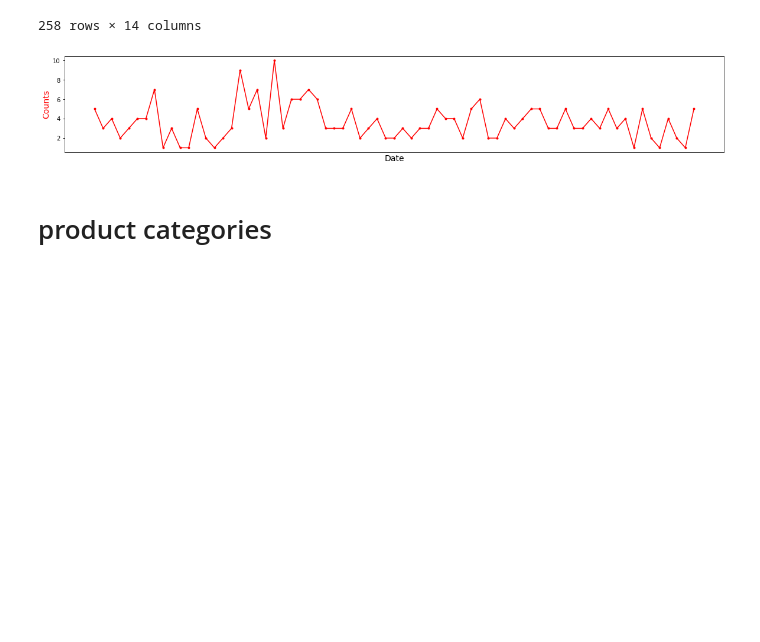
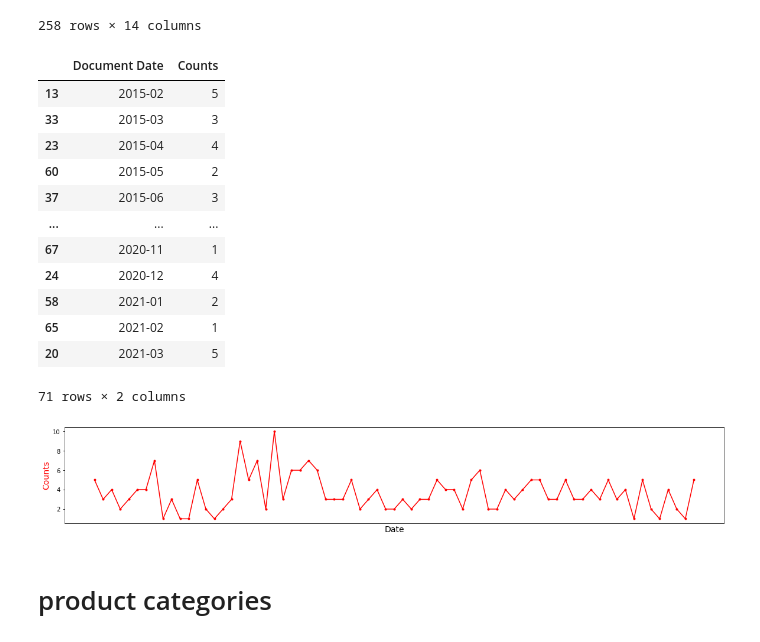
Before and after one commit to yahaod/DS-Project-Group-19, a Jupyter notebook: preprocessing.ipynb, the cells around one changed output. Saved outputs shown, nothing was run; the diff lists cells and outputs as text; code cells hidden in the pictures; blank space fills up the shorter version.

```diff
--- a/preprocessing.ipynb
+++ b/preprocessing.ipynb
@@ -256,6 +258,24 @@ new_customers
 | 96946 | 64740 | Phoenix Oceania Pty Ltd | SODHYP13-IBCSTNR | Sodium Hypochlorite 13% 1000L Non... | 2021-04 | 2.000 | BOX | N106 | ... |
 | 90188 | 8011 | Ixom Operations Pty Ltd | SODHYP13-15 | SODIUM HYPOCHLORITE 13%- 15L | 2021-03 | 12.000 | PLY | V305 | ... |
 258 rows × 14 columns
+# %%
+visual = pd.DataFrame(data=new_customers['Document Date'].value_counts().reset_index().sort_values(['index']))
+visual = visual.rename(columns={"index": "Document Date", "Document Date": "Counts"})
+visual
+# %% [output]
+|  | Document Date | Counts |
+| 13 | 2015-02 | 5 |
+| 33 | 2015-03 | 3 |
+| 23 | 2015-04 | 4 |
+| 60 | 2015-05 | 2 |
+| 37 | 2015-06 | 3 |
+| ... | ... | ... |
+| 67 | 2020-11 | 1 |
+| 24 | 2020-12 | 4 |
+| 58 | 2021-01 | 2 |
+| 65 | 2021-02 | 1 |
+| 20 | 2021-03 | 5 |
+71 rows × 2 columns
 # %%
 visual = pd.DataFrame(data=new_customers['Document Date'].value_counts().reset_index().sort_values(['index']))
 visual = visual.rename(columns={"index": "Document Date", "Document Date": "Counts"})
```
Also changed, not shown: parts of 6 cells of this notebook, 7 other files.
